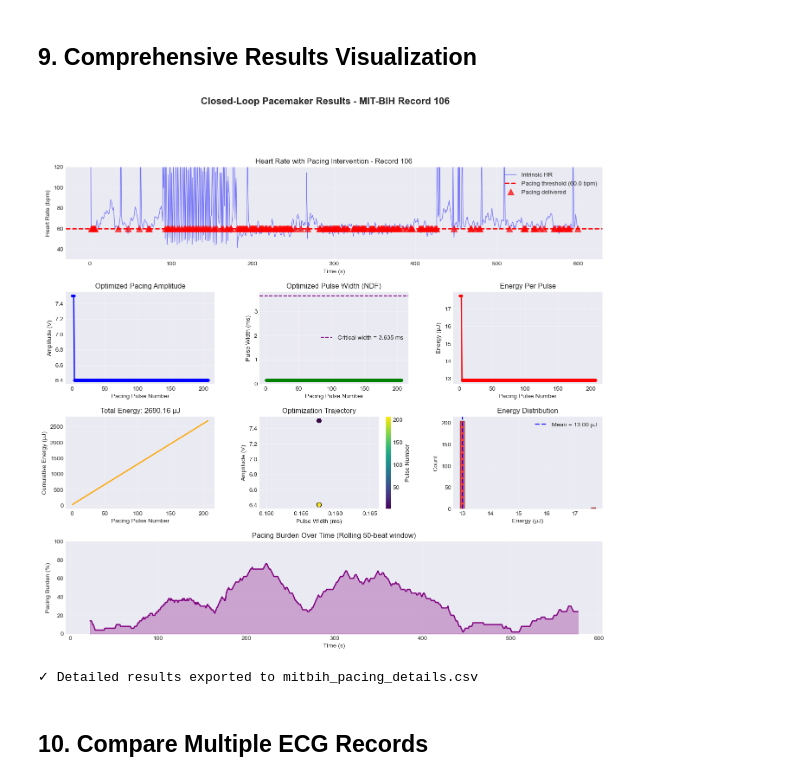
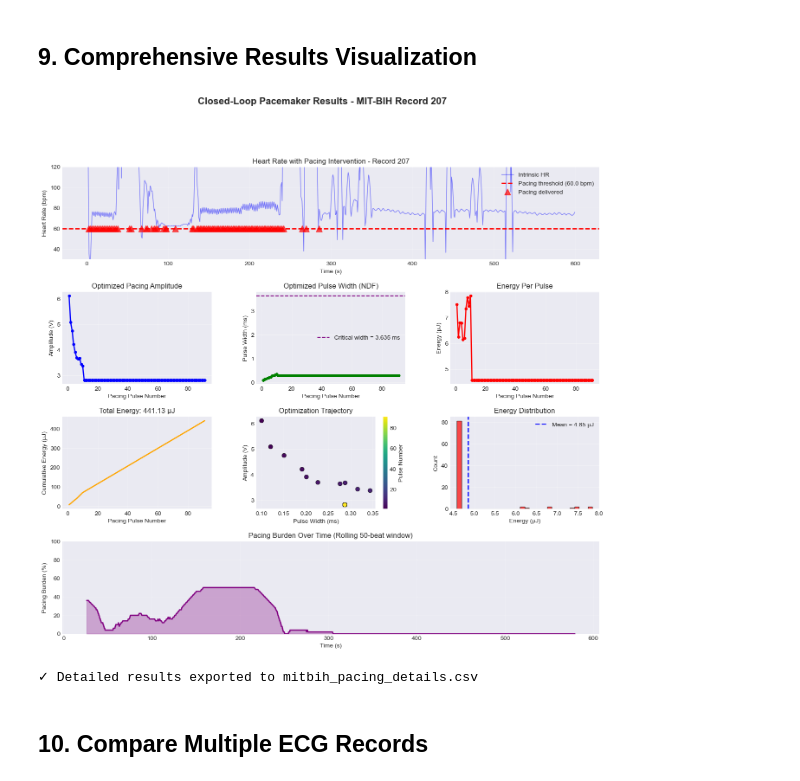
Before and after one commit to nav-thad/pacemaker_optimization, a Jupyter notebook: optimal_pacemaker_with_mitbih.ipynb, the cells around one changed output. Cells and saved outputs as stored; diff of their text form; code cells hidden in the pictures.

Commit message:
good

```diff
--- a/optimal_pacemaker_with_mitbih.ipynb
+++ b/optimal_pacemaker_with_mitbih.ipynb
@@ -210,7 +210,7 @@ Examples: ['100', '101', '102', '103', '104', '105', '106', '107', '108', '109']
 # Record 207: Bundle branch block
 # Record 230: Various arrhythmias
 
-RECORD_NUMBER = '106'  # Good example with bradycardia
+RECORD_NUMBER = '207'  # Good example with bradycardia
 DURATION_SEC = 600  # Load 10 minutes
 
 # Load record
@@ -843,7 +1029,7 @@ if pacing_results is not None and ecg_data is not None:
 
     # 1. Heart rate with pacing markers
     ax1 = fig.add_subplot(gs[0, :])
-    ax1.plot(rr_times/1000, hr_inst, 'b-', linewidth=1, alpha=0.5, label='Intrinsic HR')
+    ax1.plot(rr_times/1000, hr_with_pacing, 'b-', linewidth=1, alpha=0.5, label='Intrinsic HR')
     ax1.axhline(config.pacing_threshold_hr, color='red', linestyle='--', linewidth=2,
                 label=f'Pacing threshold ({config.pacing_threshold_hr} bpm)')
     ax1.scatter(pacing_times/1000, [config.pacing_threshold_hr]*len(pacing_times),
@@ -928,34 +1114,34 @@ if pacing_results is not None and ecg_data is not None:
         pacing_burden.append(burden)
         time_windows.append(rr_times[i + window_size//2] / 1000)
 
     ax8.plot(time_windows, pacing_burden, 'purple', linewidth=2)
     ax8.fill_between(time_windows, 0, pacing_burden, alpha=0.3, color='purple')
     ax8.set_xlabel('Time (s)')
     ax8.set_ylabel('Pacing Burden (%)')
     ax8.set_title(f'Pacing Burden Over Time (Rolling {window_size}-beat window)')
     ax8.set_ylim([0, 100])
     ax8.grid(True, alpha=0.3)
 
     plt.suptitle(f'Closed-Loop Pacemaker Results - MIT-BIH Record {RECORD_NUMBER}',
                  fontsize=16, fontweight='bold', y=0.995)
     # plt.savefig('/mnt/user-data/outputs/mitbih_pacing_results.png', dpi=150, bbox_inches='tight')
     plt.show()
 
     # Export detailed results
     results_df = pd.DataFrame({
         'Pulse_Number': np.arange(1, len(pacing_results['pacing_history']) + 1),
         'Time_ms': pacing_times,
         'Amplitude_V': pacing_amplitudes,
         'Width_ms': pacing_widths,
         'Energy_uJ': pacing_energies,
         'Cumulative_Energy_uJ': cumulative_energy
     })
     # results_df.to_csv('/mnt/user-data/outputs/mitbih_pacing_details.csv', index=False)
     print("\n✓ Detailed results exported to mitbih_pacing_details.csv")
 else:
     print("No pacing results to visualize.")
 # %% [output]
-[figure, old version]
+[figure, new version]
 ✓ Detailed results exported to mitbih_pacing_details.csv
 # %% [markdown]
 ## 10. Compare Multiple ECG Records
```
Also changed, not shown: parts of 6 cells of this notebook.
